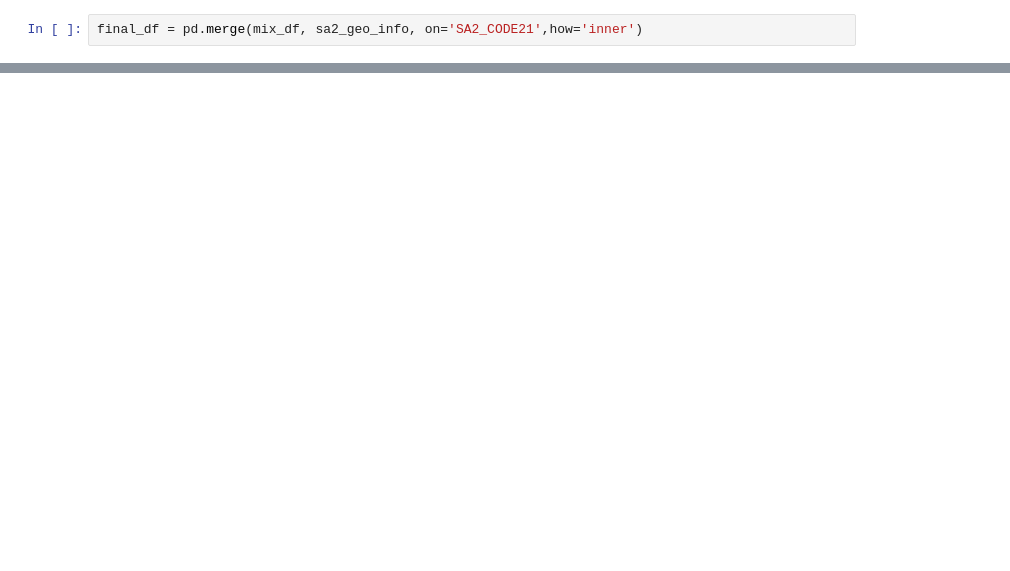
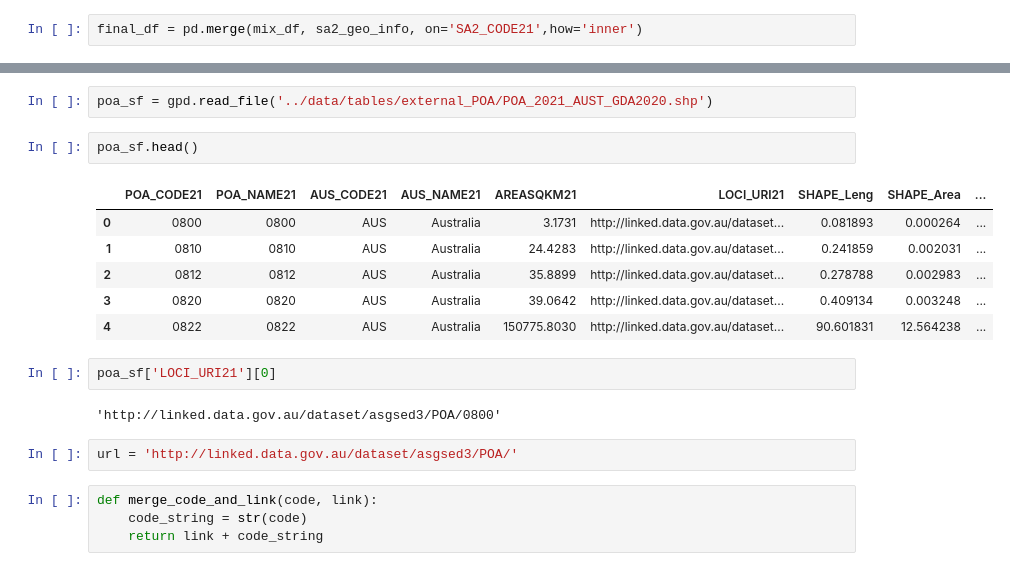
Before and after one commit to MAST30034-Applied-Data-Science/generic-buy-now-pay-later-project-group-24, a Jupyter notebook: notebooks/geo_mix.ipynb, the cells around one changed output, grey strips where cells are left out. Saved outputs shown, nothing was run; the diff lists cells and outputs as text; blank space fills up the shorter version.

```diff
--- a/notebooks/geo_mix.ipynb
+++ b/notebooks/geo_mix.ipynb
@@ -130,0 +367,21 @@ only showing top 1 row
+# %%
+poa_sf = gpd.read_file('../data/tables/external_POA/POA_2021_AUST_GDA2020.shp')
+# %%
+poa_sf.head()
+# %% [output]
+|  | POA_CODE21 | POA_NAME21 | AUS_CODE21 | AUS_NAME21 | AREASQKM21 | LOCI_URI21 | SHAPE_Leng | SHAPE_Area | ... |
+| 0 | 0800 | 0800 | AUS | Australia | 3.1731 | http://linked.data.gov.au/dataset... | 0.081893 | 0.000264 | ... |
+| 1 | 0810 | 0810 | AUS | Australia | 24.4283 | http://linked.data.gov.au/dataset... | 0.241859 | 0.002031 | ... |
+| 2 | 0812 | 0812 | AUS | Australia | 35.8899 | http://linked.data.gov.au/dataset... | 0.278788 | 0.002983 | ... |
+| 3 | 0820 | 0820 | AUS | Australia | 39.0642 | http://linked.data.gov.au/dataset... | 0.409134 | 0.003248 | ... |
+| 4 | 0822 | 0822 | AUS | Australia | 150775.8030 | http://linked.data.gov.au/dataset... | 90.601831 | 12.564238 | ... |
+# %%
+poa_sf['LOCI_URI21'][0]
+# %% [output]
+'http://linked.data.gov.au/dataset/asgsed3/POA/0800'
+# %%
+url = 'http://linked.data.gov.au/dataset/asgsed3/POA/'
+# %%
+def merge_code_and_link(code, link):
+    code_string = str(code)
+    return link + code_string
```
Also changed, not shown: parts of 62 cells of this notebook, 20 other files.
